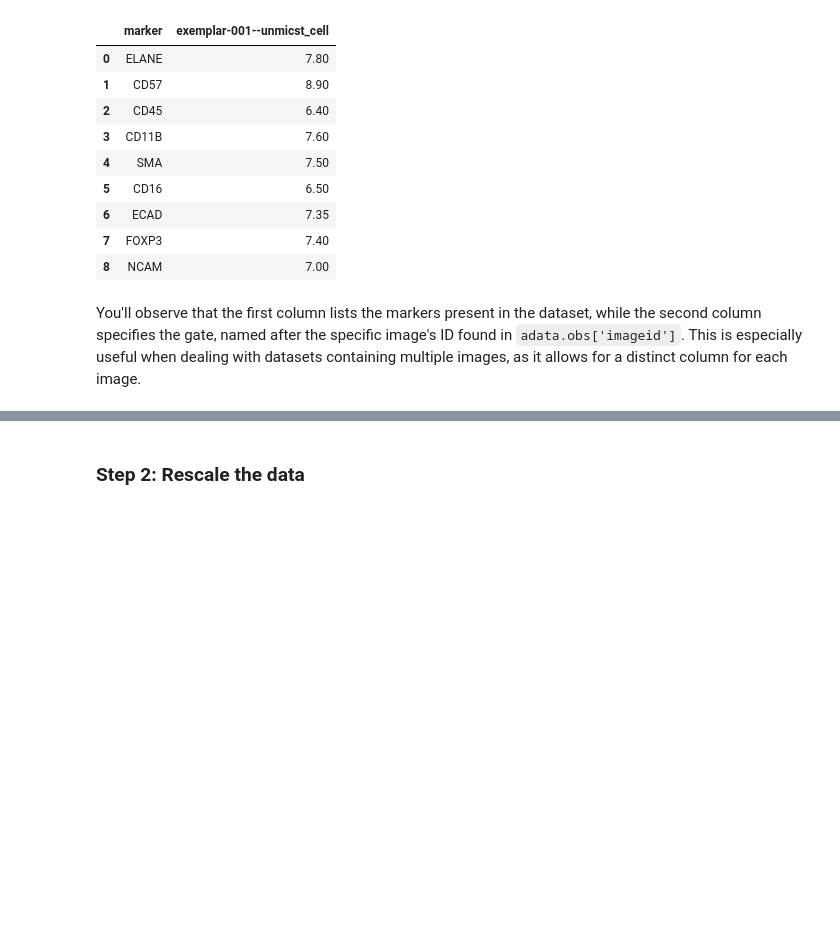
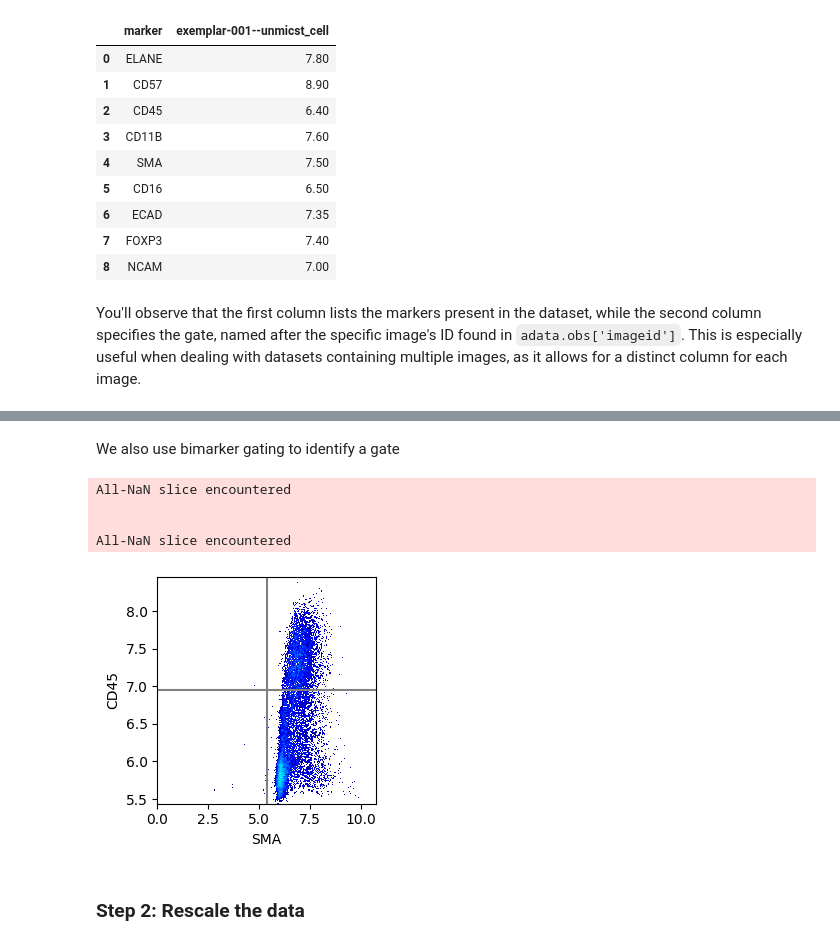
Before and after one commit to labsyspharm/scimap, a Jupyter notebook: docs/tutorials/nbs/Prior knowledge based phenotyping.ipynb, the cells around one changed output, grey strips where cells are left out. Saved outputs shown, nothing was run; the diff lists cells and outputs as text; code cells hidden in the pictures; blank space fills up the shorter version.

```diff
--- a/docs/tutorials/nbs/Prior knowledge based phenotyping.ipynb
+++ b/docs/tutorials/nbs/Prior knowledge based phenotyping.ipynb
@@ -53,3 +61,13 @@ You'll observe that the first column lists the markers present in the dataset, w
+# %% [markdown]
+We also use bimarker gating to identify a gate
+# %%
+sm.pl.densityPlot2D(adata, markerA='SMA', markerB='CD45', layer='log')
+# %% [output]
+All-NaN slice encountered
+
+
+All-NaN slice encountered
+[figure, added]
 # %% [markdown]
 ### Step 2: Rescale the data
 # %% [markdown]
```
Also changed, not shown: parts of 2 cells of this notebook, 21 other files.
